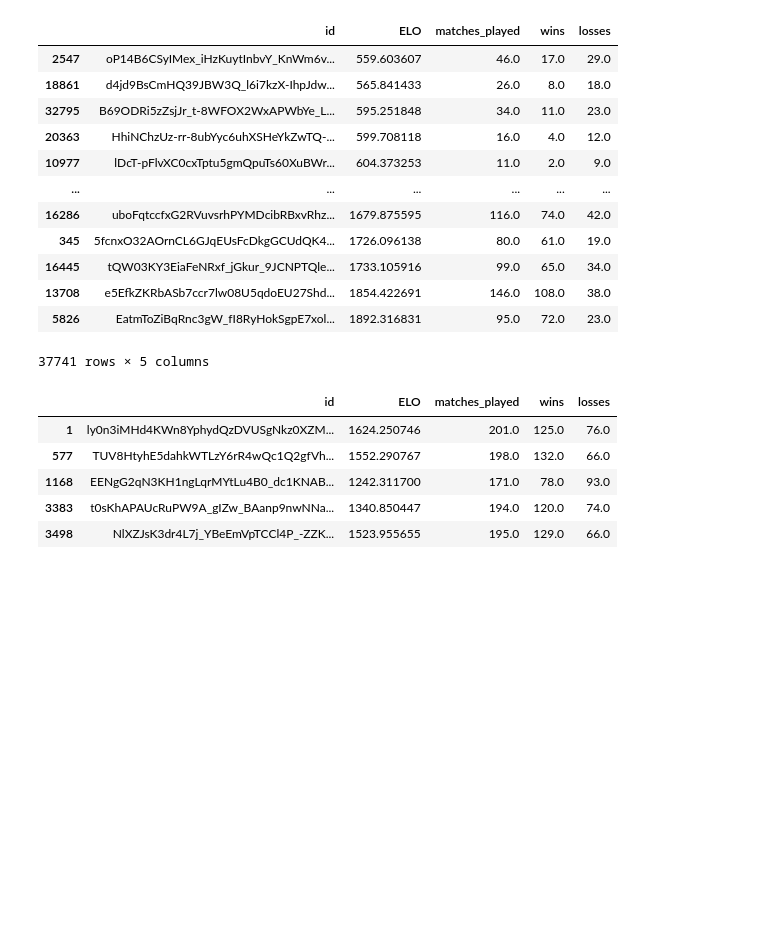
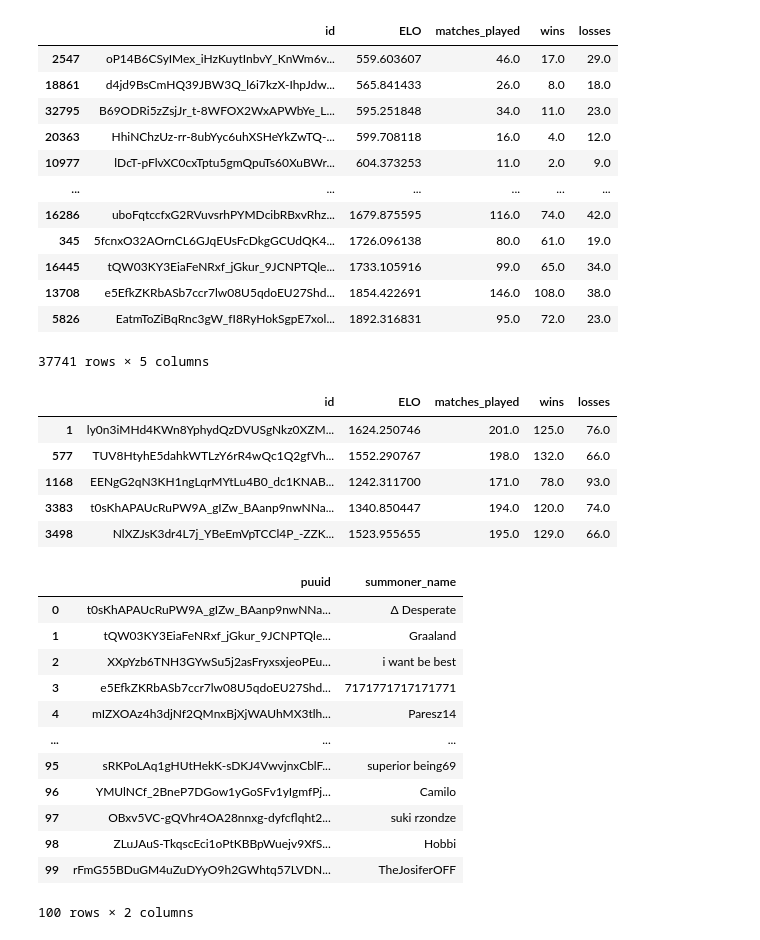
Before and after one commit to levente-murgas/hackathon, a Jupyter notebook: jupyter_analysis/gamerank core.ipynb, the cells around one changed output. Drawn from its saved outputs; the diff is of its cells as text; code cells hidden in the pictures; blank space fills up the shorter version.

```diff
--- a/jupyter_analysis/gamerank core.ipynb
+++ b/jupyter_analysis/gamerank core.ipynb
@@ -468,0 +473,16 @@ st3[st3['matches_played'] > 150]
+# %%
+names
+# %% [output]
+|  | puuid | summoner_name |
+| 0 | t0sKhAPAUcRuPW9A_gIZw_BAanp9nwNNa... | Δ Desperate |
+| 1 | tQW03KY3EiaFeNRxf_jGkur_9JCNPTQle... | Graaland |
+| 2 | XXpYzb6TNH3GYwSu5j2asFryxsxjeoPEu... | i want be best |
+| 3 | e5EfkZKRbASb7ccr7lw08U5qdoEU27Shd... | 7171771717171771 |
+| 4 | mIZXOAz4h3djNf2QMnxBjXjWAUhMX3tlh... | Paresz14 |
+| ... | ... | ... |
+| 95 | sRKPoLAq1gHUtHekK-sDKJ4VwvjnxCblF... | superior being69 |
+| 96 | YMUlNCf_2BneP7DGow1yGoSFv1yIgmfPj... | Camilo |
+| 97 | OBxv5VC-gQVhr4OA28nnxg-dyfcflqht2... | suki rzondze |
+| 98 | ZLuJAuS-TkqscEci1oPtKBBpWuejv9XfS... | Hobbi |
+| 99 | rFmG55BDuGM4uZuDYyO9h2GWhtq57LVDN... | TheJosiferOFF |
+100 rows × 2 columns
```
Also changed, not shown: parts of 5 cells of this notebook, 6 other files.
